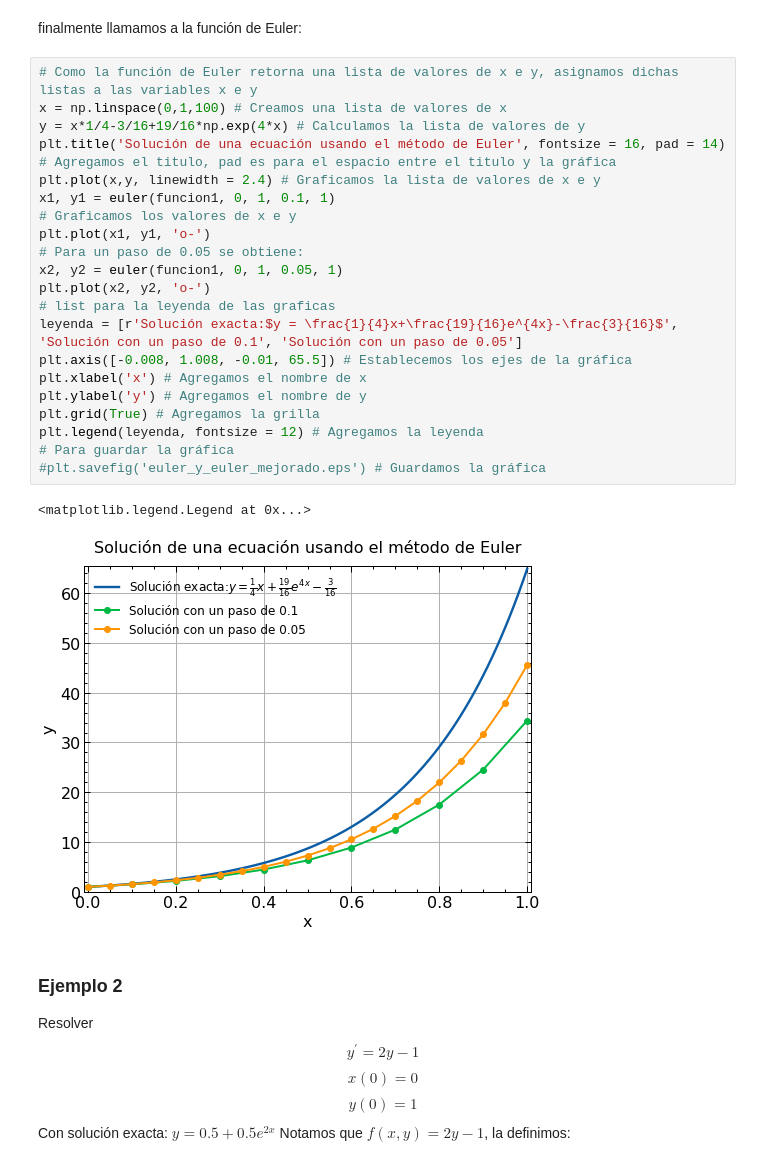
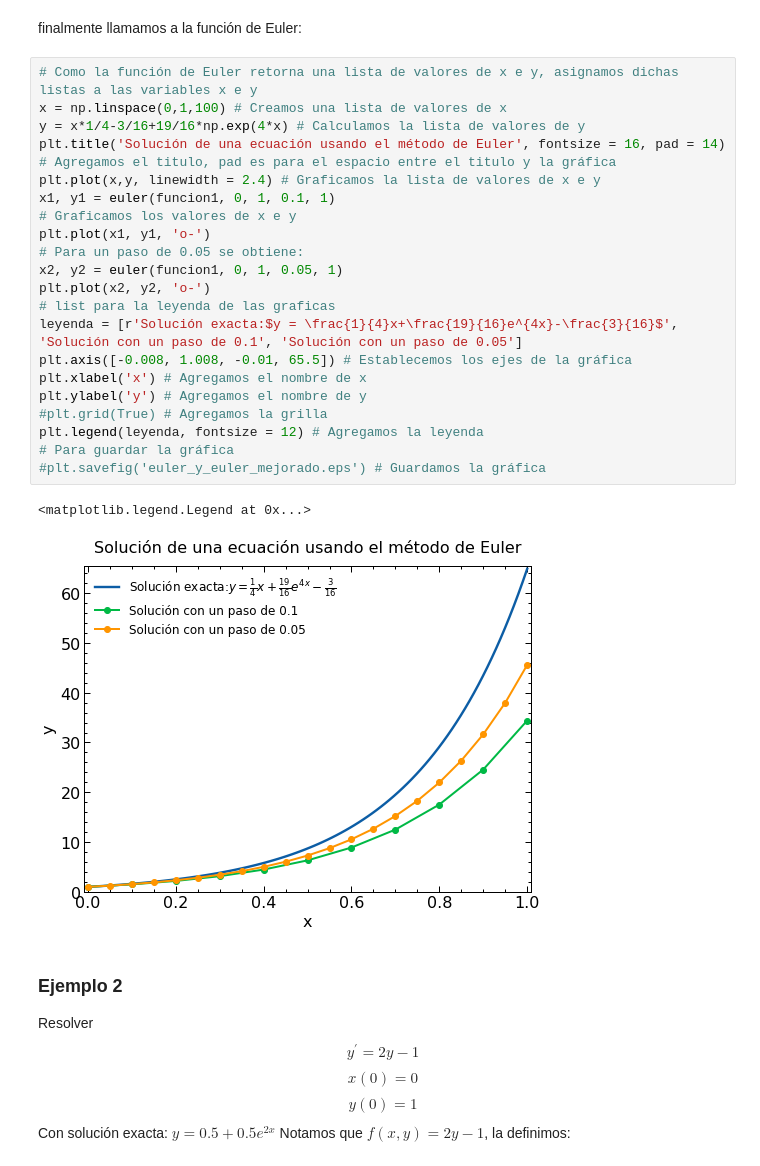
Before and after one commit to JherMik7/euler_Y_Euler_Mejorado, a Jupyter notebook: euler_y_euler_mejorado.ipynb, the cells around one changed output. Cells and saved outputs as stored; diff of their text form.

```diff
--- a/euler_y_euler_mejorado.ipynb
+++ b/euler_y_euler_mejorado.ipynb
@@ -42,27 +42,27 @@ finalmente llamamos a la función de Euler:
 # %%
 # Como la función de Euler retorna una lista de valores de x e y, asignamos dichas listas a las variables x e y
 x = np.linspace(0,1,100) # Creamos una lista de valores de x
 y = x*1/4-3/16+19/16*np.exp(4*x) # Calculamos la lista de valores de y
 plt.title('Solución de una ecuación usando el método de Euler', fontsize = 16, pad = 14) # Agregamos el titulo, pad es para el espacio entre el titulo y la gráfica
 plt.plot(x,y, linewidth = 2.4) # Graficamos la lista de valores de x e y
 x1, y1 = euler(funcion1, 0, 1, 0.1, 1)
 # Graficamos los valores de x e y
 plt.plot(x1, y1, 'o-')
 # Para un paso de 0.05 se obtiene:
 x2, y2 = euler(funcion1, 0, 1, 0.05, 1)
 plt.plot(x2, y2, 'o-')
 # list para la leyenda de las graficas
 leyenda = [r'Solución exacta:$y = \frac{1}{4}x+\frac{19}{16}e^{4x}-\frac{3}{16}$', 'Solución con un paso de 0.1', 'Solución con un paso de 0.05']
 plt.axis([-0.008, 1.008, -0.01, 65.5]) # Establecemos los ejes de la gráfica
 plt.xlabel('x') # Agregamos el nombre de x
 plt.ylabel('y') # Agregamos el nombre de y
-plt.grid(True) # Agregamos la grilla
+#plt.grid(True) # Agregamos la grilla
 plt.legend(leyenda, fontsize = 12) # Agregamos la leyenda
 # Para guardar la gráfica
 #plt.savefig('euler_y_euler_mejorado.eps') # Guardamos la gráfica
 # %% [output]
 <matplotlib.legend.Legend at 0x...>
-[figure, old version]
+[figure, new version]
 # %% [markdown]
 ### Ejemplo 2
 Resolver $$y^{\prime} =2y-1$$
```
